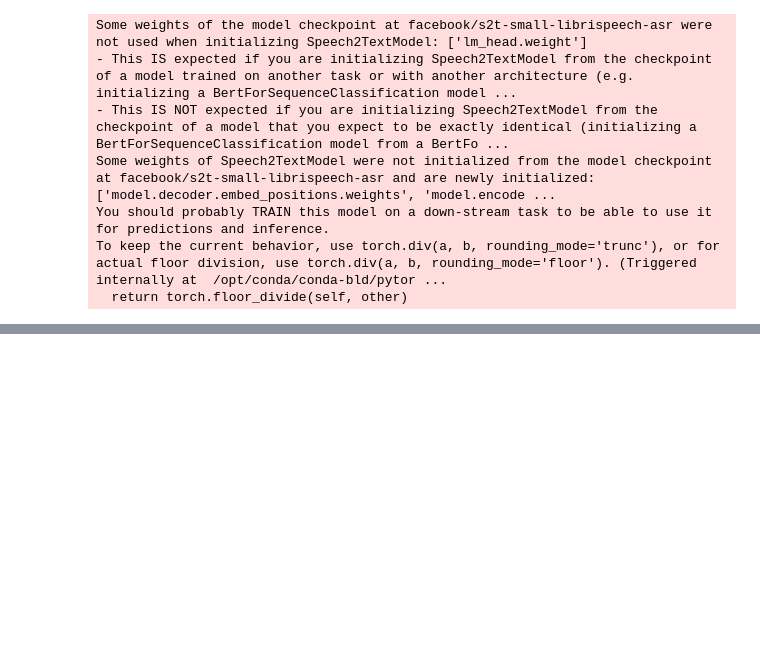
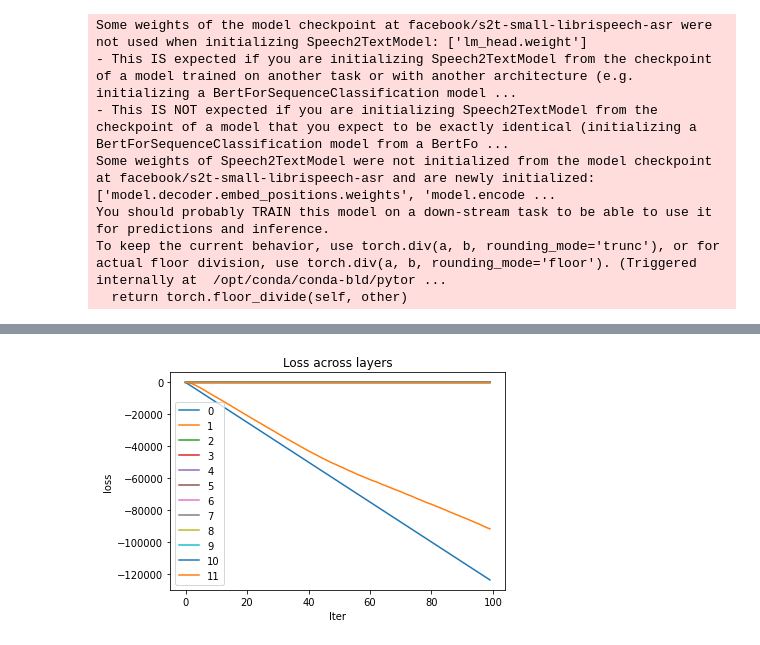
Before and after one commit to bilalhsp/Auditory_Cortex, a Jupyter notebook: notebooks/gradient.ipynb, the cells around one changed output, grey strips where cells are left out. Cells and saved outputs as stored; diff of their text form; code cells hidden in the pictures; blank space fills up the shorter version.

```diff
--- a/notebooks/gradient.ipynb
+++ b/notebooks/gradient.ipynb
@@ -89,0 +130,11 @@ spect_grad_data = spect.grad.data[0].numpy()
+# %%
+for s, l in enumerate(loss_list):
+    plt.plot(l, label=s)
+
+plt.legend()
+plt.title("Loss across layers")
+plt.xlabel("Iter")
+plt.ylabel("loss")
+plt.show()
+# %% [output]
+[figure, added]
```
Also changed, not shown: parts of 18 cells of this notebook, 54 other files.
